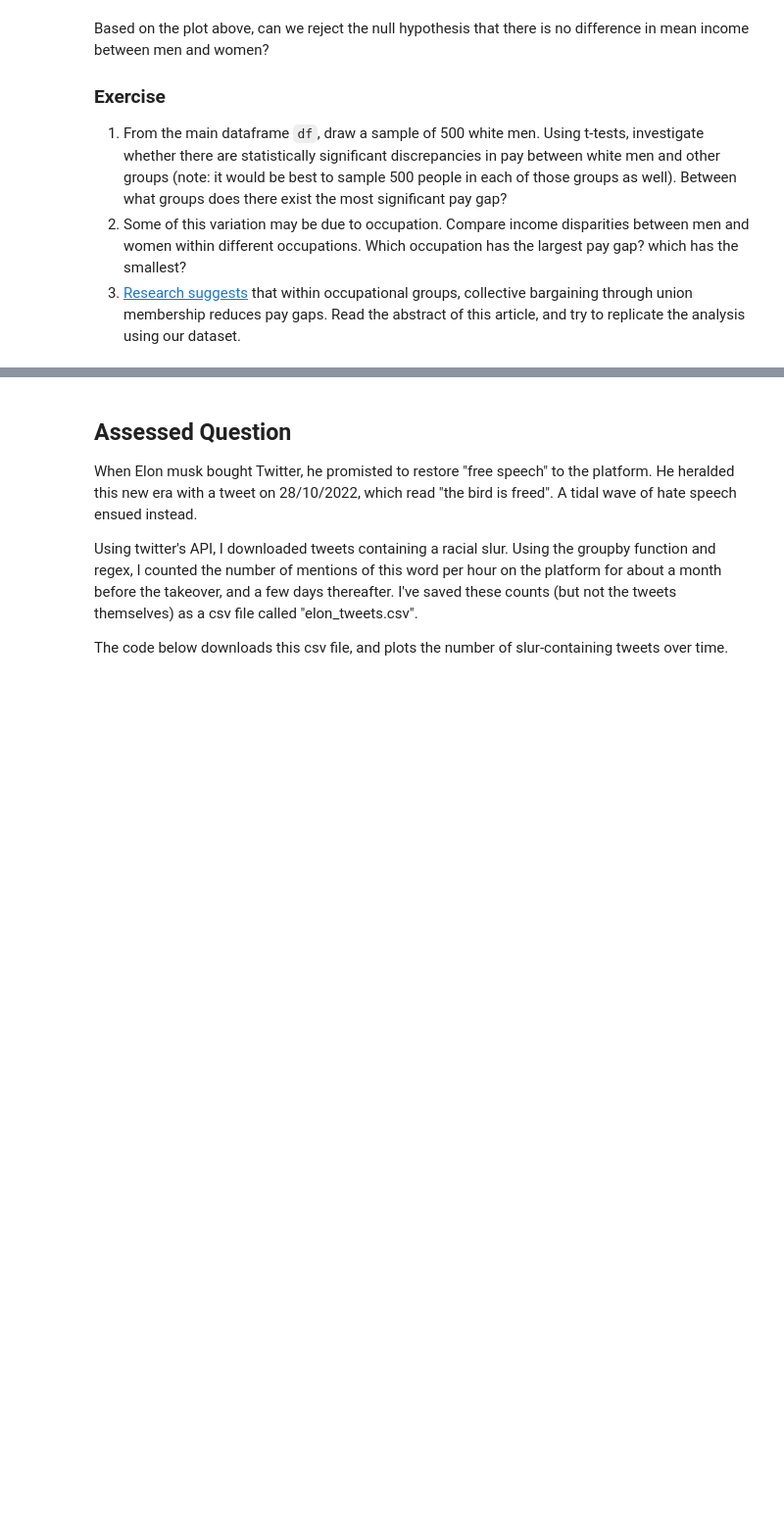
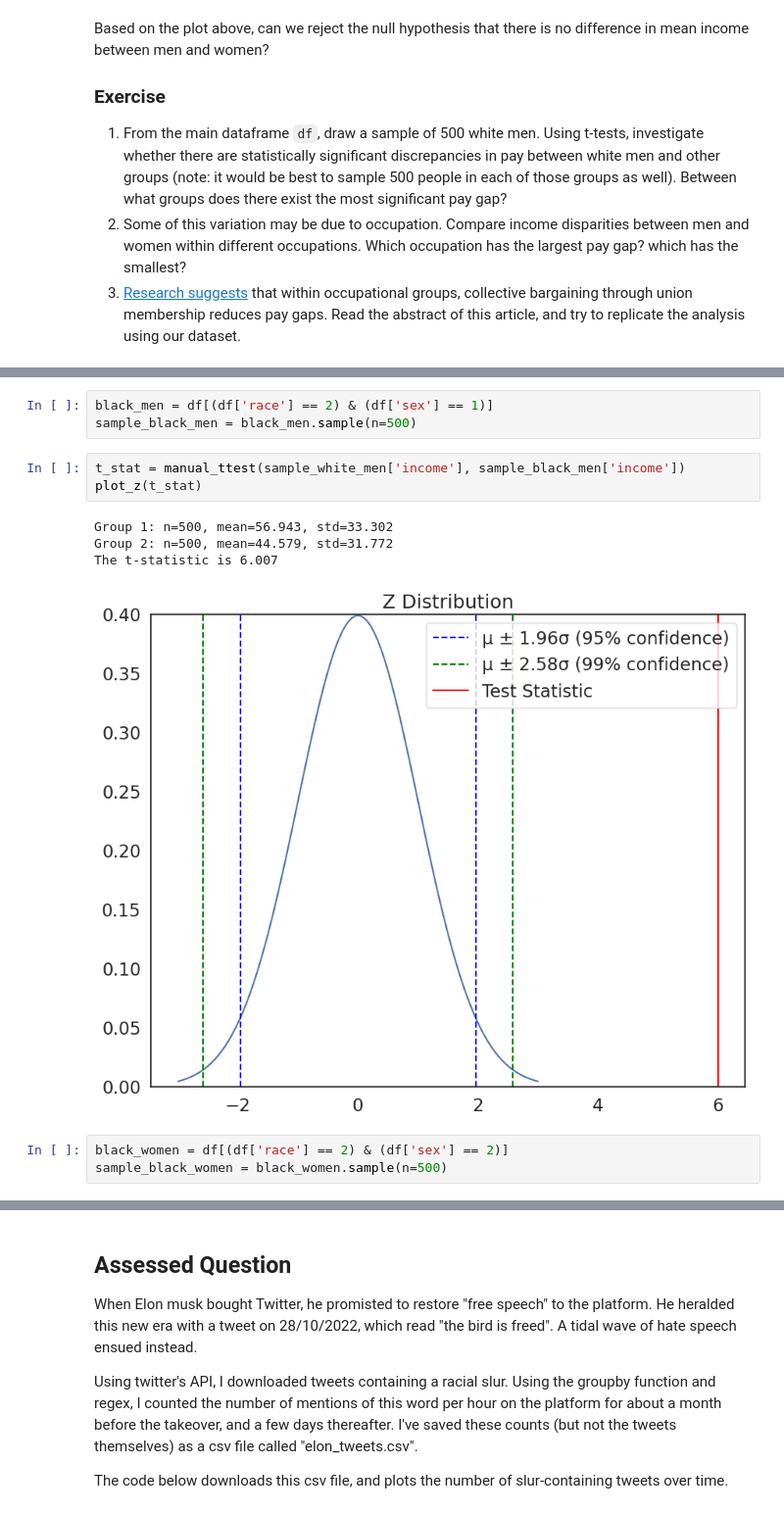
Before and after one commit to biancagallarati/QM2, a Jupyter notebook: notebooks/W06. Hypothesis Testing.ipynb, the cells around one changed output, grey strips where cells are left out. Shown at 98% size. Saved outputs shown, nothing was run; the diff lists cells and outputs as text; blank space fills up the shorter version.

```diff
--- a/notebooks/W06. Hypothesis Testing.ipynb
+++ b/notebooks/W06. Hypothesis Testing.ipynb
@@ -284,0 +299,14 @@ Based on the plot above, can we reject the null hypothesis that there is no diff
+# %%
+black_men = df[(df['race'] == 2) & (df['sex'] == 1)]
+sample_black_men = black_men.sample(n=500)
+# %%
+t_stat = manual_ttest(sample_white_men['income'], sample_black_men['income'])
+plot_z(t_stat)
+# %% [output]
+Group 1: n=500, mean=56.943, std=33.302
+Group 2: n=500, mean=44.579, std=31.772
+The t-statistic is 6.007
+[figure, added]
+# %%
+black_women = df[(df['race'] == 2) & (df['sex'] == 2)]
+sample_black_women = black_women.sample(n=500)
```
Also changed, not shown: parts of 13 cells of this notebook.
